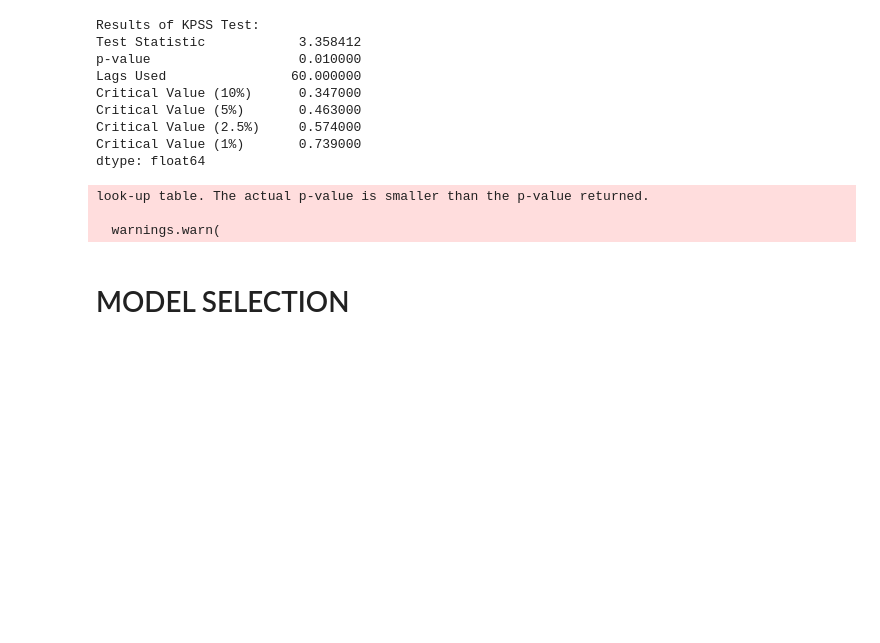
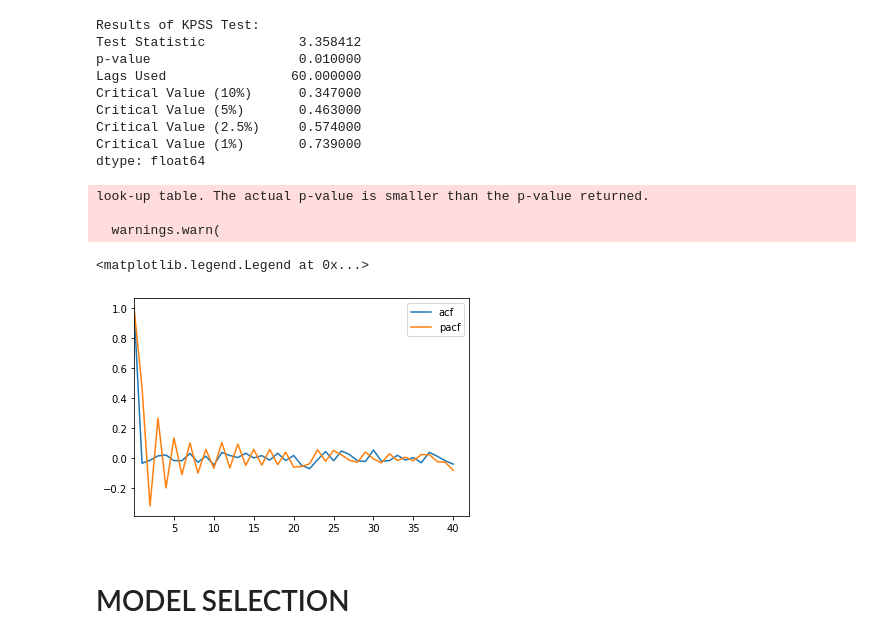
Before and after one commit to RAZMOKEUR/StockPricePrediction, a Jupyter notebook: server/AI.ipynb, the cells around one changed output. Cells and saved outputs as stored; diff of their text form; code cells hidden in the pictures; blank space fills up the shorter version.

```diff
--- a/server/AI.ipynb
+++ b/server/AI.ipynb
@@ -12,7 +12,7 @@ import seaborn as sns
 # connect to mysql database
 user = 'saber'
 pwd = '7x%j%8%VpejLCN'
-db_name = "SP2"
+db_name = "SPP"
 
 
 url = "mysql+pymysql://{user}:{pwd}@127.0.0.1:3306/{db_name}".format(user=user,pwd=pwd,db_name=db_name)
@@ -22,10 +22,10 @@ con = sqlalchemy.create_engine(url)
 # read sql table
 
 def readDfSql(ticker):
-    df = pd.read_sql('amd',con,index_col='date')
+    df = pd.read_sql(ticker,con,index_col='date')
     return df
 
-test = readDfSql('AAPL')
+test = readDfSql('AMD')
 # %%
 test.shape
 # %% [output]
@@ -37,3 +37,12 @@ sns.lineplot(x=test.index,y=test['close'])
 [figure]
 # %% [markdown]
 <h1> Stationarity </h1>
+# %%
+# detrending
+
+def detrend(ts,diff=1):
+    detrend_ds = ts.diff(diff)
+    detrend_ds.dropna(inplace=True)
+    return detrend_ds
+
+detrend(test)
@@ -99,5 +123,17 @@ dtype: float64
 look-up table. The actual p-value is smaller than the p-value returned.
 
   warnings.warn(
+# %%
+# ACF and PACF
+
+from statsmodels.tsa.stattools import acf,pacf
+
+plt.plot(acf(detrend(test)),label='acf')
+plt.plot(pacf(detrend(test,2)),label='pacf')
+plt.xlim(0.05)
+plt.legend()
+# %% [output]
+<matplotlib.legend.Legend at 0x...>
+[figure, added]
 # %% [markdown]
 <h1> MODEL SELECTION </h1>
```
Also changed, not shown: parts of 9 cells of this notebook, 4 other files.
